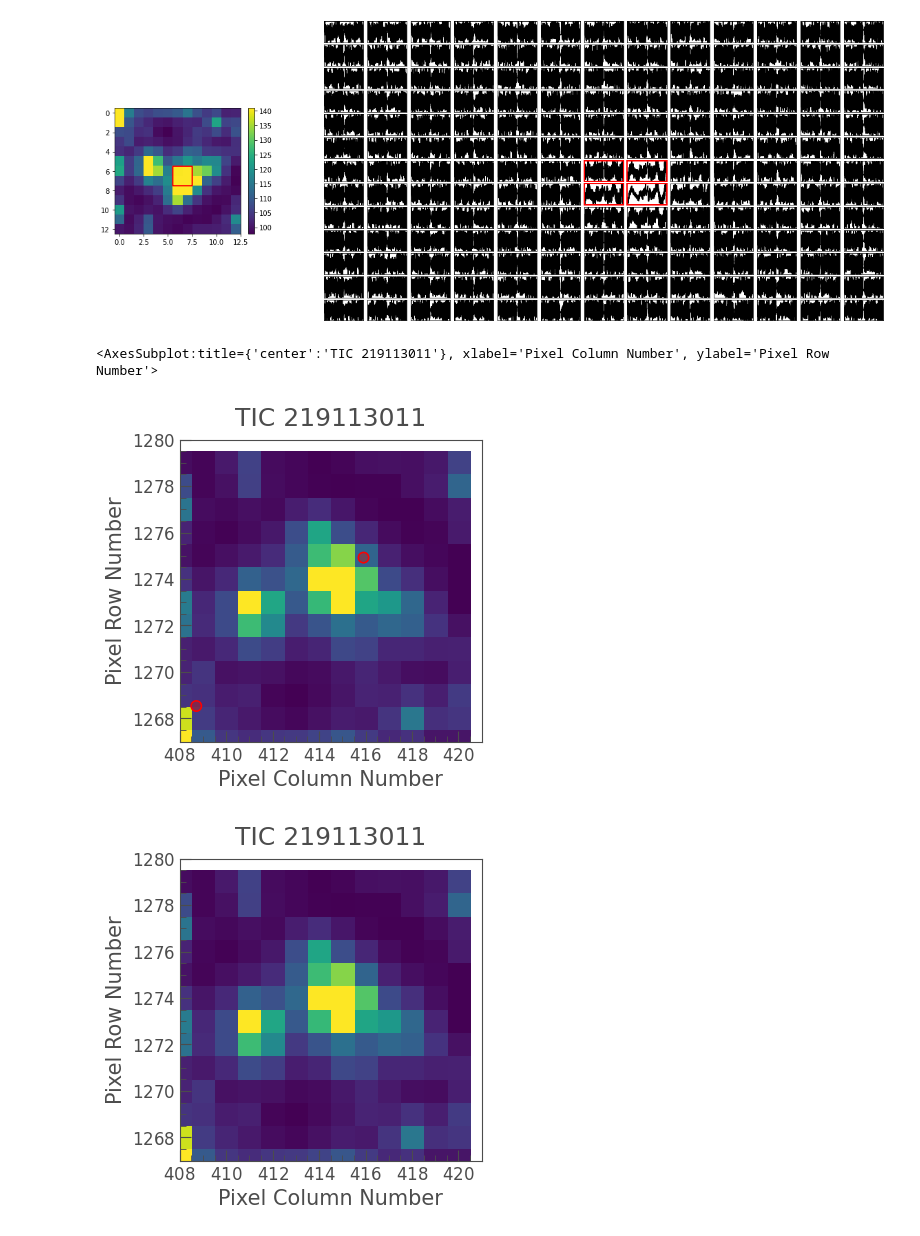
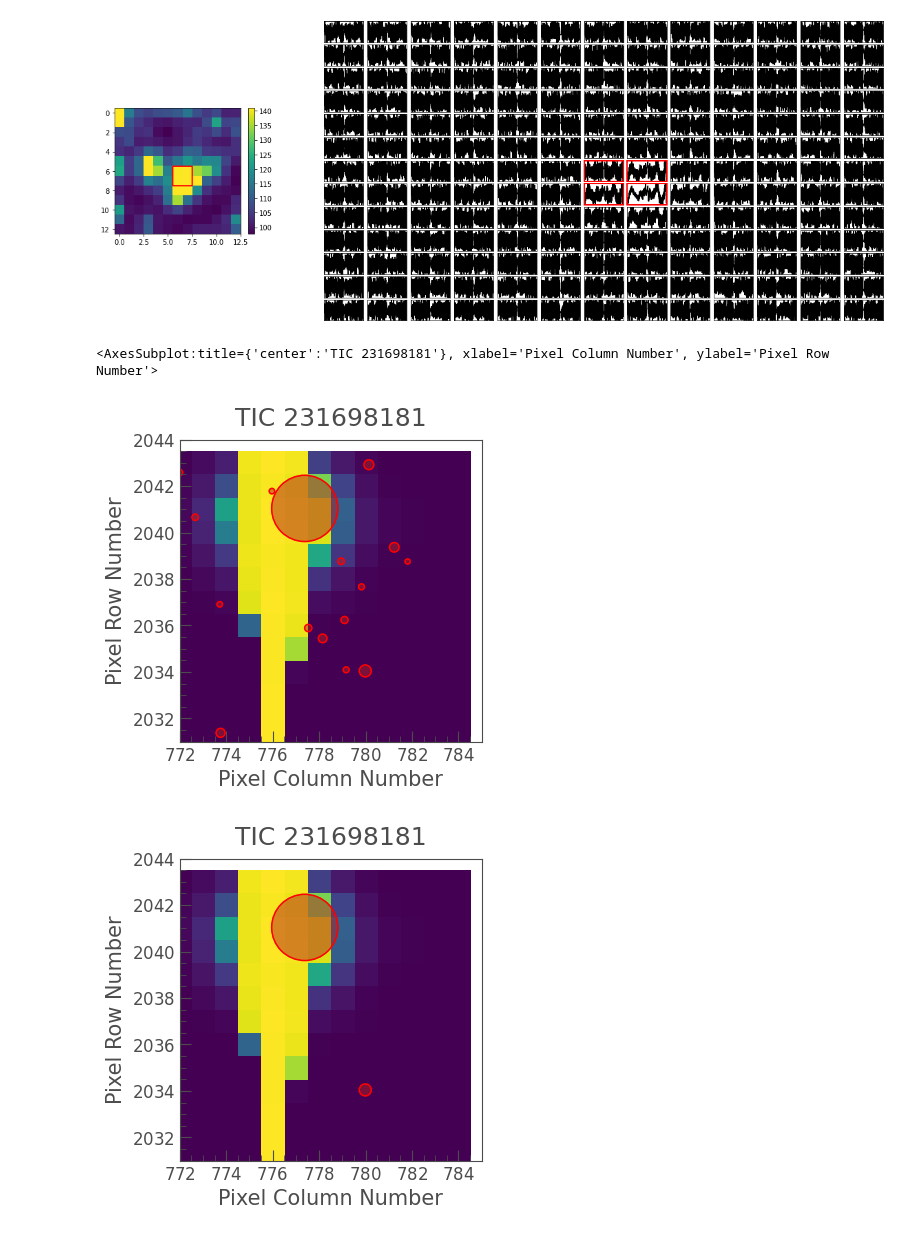
Before and after one commit to AlexanderEvitt/QuasVar, a Jupyter notebook: processing/generate_lightcurve.ipynb, the cells around one changed output. Saved outputs shown, nothing was run; the diff lists cells and outputs as text; code cells hidden in the pictures.

```diff
--- a/processing/generate_lightcurve.ipynb
+++ b/processing/generate_lightcurve.ipynb
@@ -69,8 +69,10 @@ len(sectors)
 gaia = 2260127244173131520 #this one is good
 #gaia = 1111278502434316672 #this one is brighter
 #gaia = 931607032460399616
+#gaia = 1111278502434316672 #this one is the absolute brightest
+#gaia = 1254715738511038976 #this one is bright and has an associated image
 
-star = eleanor.multi_sectors(sectors='all',tic=None,gaia=gaia,tc=True)
+star = eleanor.multi_sectors(sectors='all',tic=None ,gaia=gaia,tc=True)
 
 full_lc = lk.LightCurve([],[])
 data_objects = []
@@ -81,7 +83,6 @@ for observation in star:
     data.custom_aperture(shape='rectangle', h=1,w=1, method='exact')
     data.get_lightcurve()
     data_objects.append(data)
-    quality.append(data.quality)
 
     lc = data.to_lightkurve(flux=data.corr_flux)
     original_curve_objects.append(lc)
@@ -113,9 +123,9 @@ vis.pixel_by_pixel()
 [figure]
 # %%
 mag = 14.973
-vis.plot_gaia_overlay(magnitude_limit=mag+0.05)
+vis.plot_gaia_overlay(magnitude_limit=19)#mag+0.05)
 vis.plot_gaia_overlay(magnitude_limit=mag-0.05)
 # %% [output]
-<AxesSubplot:title={'center':'TIC 219113011'}, xlabel='Pixel Column Number', ylabel='Pixel Row Number'>
+<AxesSubplot:title={'center':'TIC 231698181'}, xlabel='Pixel Column Number', ylabel='Pixel Row Number'>
-[figure, old version]
+[figure, new version]
-[figure, old version]
+[figure, new version]
```
Also changed, not shown: parts of 3 cells of this notebook, 5 other files.
